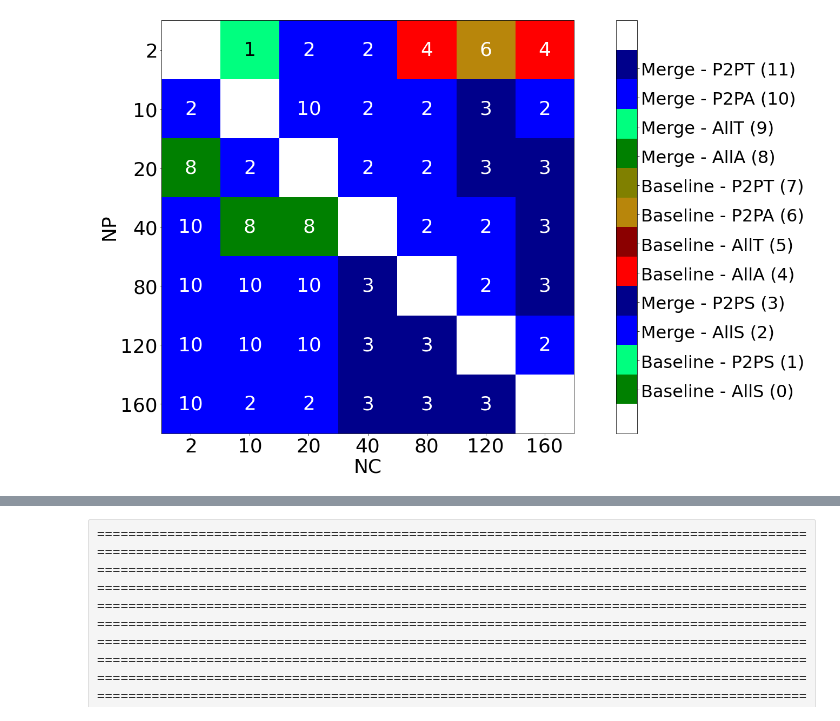
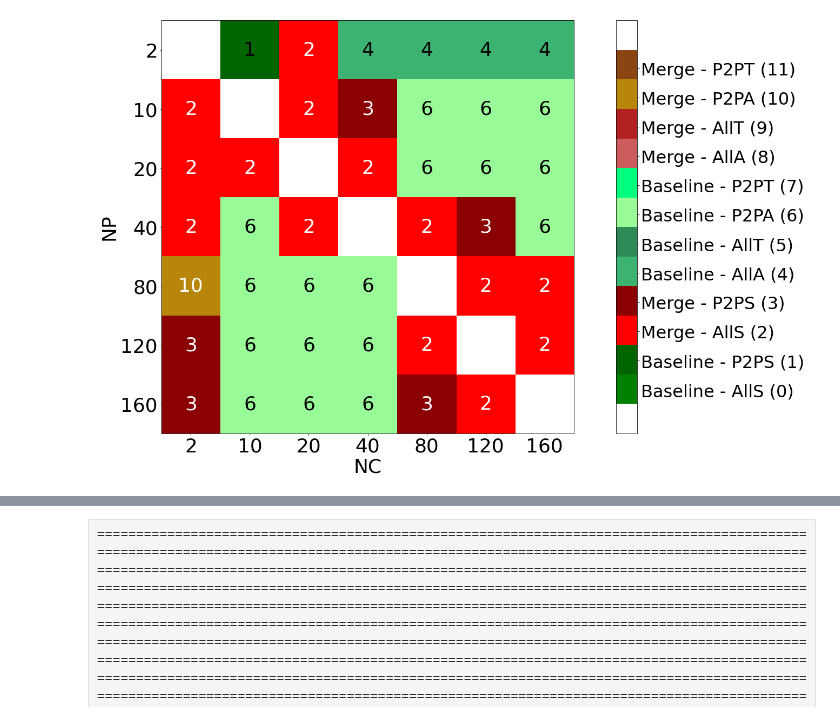
Before and after one commit to hpca-uji/Proteo, a Jupyter notebook: Analysis/new_analyser.ipynb, the cells around one changed output, grey strips where cells are left out. Saved outputs shown, nothing was run; the diff lists cells and outputs as text; code cells hidden in the pictures.

```diff
--- a/Analysis/new_analyser.ipynb
+++ b/Analysis/new_analyser.ipynb
@@ -247,14 +292,19 @@ def compute_omega(config):
     for np_aux in processes:
         for ns_aux in processes:
             if np_aux != ns_aux:
+                if len(config) > len(parameters):
+                    config.pop()
+                    config.pop()
                 config.append(np_aux)
                 config.append(ns_aux)
-                grouped_aggLAsynch.loc[tuple(config),'Omega'] = grouped_aggLAsynch.loc[tuple(config),'T_iter'] / grouped_aggLSynch.loc[np_aux,'T_iter']
+                grouped_aggLAsynch.at[tuple(config),'Omega'] = grouped_aggLAsynch.at[tuple(config),'T_iter'] / grouped_aggLSynch.at[np_aux,'T_iter']
+                value = grouped_aggLAsynch.at[tuple(config),'T_stages'] / grouped_aggLSynch.at[np_aux,'T_stages']
+                grouped_aggLAsynch.at[tuple(config),'Omega_Stages'] = value.astype(object)
                 config.pop()
                 config.pop()
 
 if not ('Omega' in grouped_aggLAsynch.columns):
-    for config in configurations_simple:
+    for config in configurations:
         if config[0] != 0:
             compute_omega(config)
 else:
@@ -291,6 +354,7 @@ def check_groups_boundaries(dataLists, boundaries, tc_boundary):
             dataLists[index]= float('infinity')
 # %%
 def get_perc_differences(dataLists, boundaries, tc_boundary):
+    perc = 1.05
     if boundaries != None: # Si se usa perspectiva de RMS, se desconsideran valores muy altos
         check_groups_boundaries(dataLists, boundaries, tc_boundary)
     indexes = np.argsort(dataLists)
@@ -301,7 +365,7 @@ def get_perc_differences(dataLists, boundaries, tc_boundary):
     for index in indexes: # Para cada metodo -- Empezando por el tiempo más bajo en media/mediana
         if best == -1:
             best = index
-            bestMax = dataLists[best] * 1.05
+            bestMax = dataLists[best] * perc
         elif dataLists[index] <= bestMax: # Medias/Medianas diferentes && Media/Medianas i < Media/Mediana best
             otherBest.append(index)
 
@@ -337,13 +428,13 @@ def results_with_perc(tipo, data_aux, used_config, rms_boundary=0):
             if np_aux != ns_aux:
 
                 # 1 - Get all values for particular config with these number of processes
-                dataLists = get_config_data(tipo, data_aux, used_config, np_aux, ns_aux)
+                dataLists = get_np_ns_data(tipo, data_aux, used_config, np_aux, ns_aux)
 
                 tc_boundary = 0
                 if rms_boundary != 0:
                     # El porcentaje de tc_boundary se tiene en cuenta para eliminar aquellos
                     # tiempos demasiado grandes en su malleability time respecto al más pequeño
-                    boundaries = get_config_data("T_Malleability", grouped_aggM, configurations_simple, np_aux, ns_aux)
+                    boundaries = get_np_ns_data("T_Malleability", grouped_aggM, configurations_simple, np_aux, ns_aux)
                     tc_boundary = min(boundaries)
                     tc_boundary = tc_boundary + tc_boundary*rms_boundary
 
@@ -351,9 +442,11 @@ def results_with_perc(tipo, data_aux, used_config, rms_boundary=0):
                 results.append(aux_data)
     return results
 # %%
-checked_type='T_total'
+checked_type='T_Malleability'
 use_perc = True
-rms_boundary=0.1 # Poner a 0 para perspectiva de app. Valor >0 y <1 para perspectiva de RMS
+select_first_winner = False
+prefer_first_winner = False
+rms_boundary=0 # Poner a 0 para perspectiva de app. Valor >0 y <1 para perspectiva de RMS
 if checked_type=='T_total':
     tipo="T_total"
     data_aux=grouped_aggG
@@ -454,20 +580,32 @@ for i in range(len(results)):
 f=plt.figure(figsize=(24, 12))
 ax=f.add_subplot(111)
 
-myColors = (colors.to_rgba("white"),colors.to_rgba("green"), colors.to_rgba("springgreen"),colors.to_rgba("blue"),colors.to_rgba("darkblue"),
-            colors.to_rgba("red"),colors.to_rgba("darkred"),colors.to_rgba("darkgoldenrod"),colors.to_rgba("olive"),
-            colors.to_rgba("green"), colors.to_rgba("springgreen"),colors.to_rgba("blue"),colors.to_rgba("darkblue"),colors.to_rgba("white"))
+myColors = (colors.to_rgba("white"),
+    colors.to_rgba("green"),
+    colors.to_rgba("darkgreen"),  # En lugar de "darkgreen"
+    colors.to_rgba("red"),
+    colors.to_rgba("darkred"),  # En lugar de "darkred"
+    colors.to_rgba("mediumseagreen"),  # En lugar de "mediumseagreen"
+    colors.to_rgba("seagreen"),  # En lugar de "seagreen"
+    colors.to_rgba("palegreen"),
+    colors.to_rgba("springgreen"),
+    colors.to_rgba("indianred"),
+    colors.to_rgba("firebrick"),
+    colors.to_rgba("darkgoldenrod"),
+    colors.to_rgba("saddlebrown"),
+    colors.to_rgba("white"))
 cmap = LinearSegmentedColormap.from_list('Custom', myColors, len(myColors))
 
 im = ax.imshow(heatmap,cmap=cmap,interpolation='nearest')
 
 # Loop over data dimensions and create text annotations.
 used_aux=0
+results_str = get_heatmap_strings(heatmap)
 for i in range(len(processes)):
     for j in range(len(processes)):
         if i!=j:
             aux_color="white"
-            if heatmap[i, j] == 1 or heatmap[i, j] == 9: # El 1 puede necesitar texto en negro
+            if 0 <= heatmap[i, j] <= 1 or 4 <= heatmap[i, j] <= 7: # El 1 puede necesitar texto en negro
                 aux_color="black"
             results_index = i*len(processes) +j-used_aux
             if len(results_str[results_index]) == 1:
@@ -478,35 +616,35 @@ for i in range(len(processes)):
                 for line in range(len(results_str[results_index])):
                     i_range = i - 0.5 + add_aux
                     ax.text(j, i_range, results_str[results_index][line],
                             ha="center", va="center", color=aux_color, fontsize=36)
                     add_aux+=0.33
         else:
             used_aux+=1
 
 ax.set_ylabel("NP", fontsize=36)
 ax.set_xlabel("NC", fontsize=36)
 
 ax.set_xticklabels(['']+processes, fontsize=36)
 ax.set_yticklabels(['']+processes, fontsize=36)
 
 
 labelsMethods_aux = ['Baseline - AllS (0)', 'Baseline - P2PS (1)',
                     'Merge - AllS (2)','Merge - P2PS (3)',
                     'Baseline - AllA (4)', 'Baseline - AllT (5)','Baseline - P2PA (6)','Baseline - P2PT (7)',
                     'Merge - AllA (8)','Merge - AllT (9)','Merge - P2PA (10)','Merge - P2PT (11)']
 colorbar=f.colorbar(im, ax=ax)
 tick_bar = []
 for i in range(len(used_config)):
     tick_bar.append(0.37 + i*0.92) #TE
 colorbar.set_ticks(tick_bar)
 colorbar.set_ticklabels(labelsMethods_aux)
 colorbar.ax.tick_params(labelsize=32)
 #
 
 f.tight_layout()
-f.savefig("Images/Spawn/Heatmap_"+tipo+".png", format="png")
+f.savefig("Images/Heatmap_"+tipo+".png", format="png")
 # %% [output]
-[figure, old version]
+[figure, new version]
 # %%
 aux_array = [0] * len(results)
 for index in range(len(results)):
```
Also changed, not shown: parts of 22 cells of this notebook.
